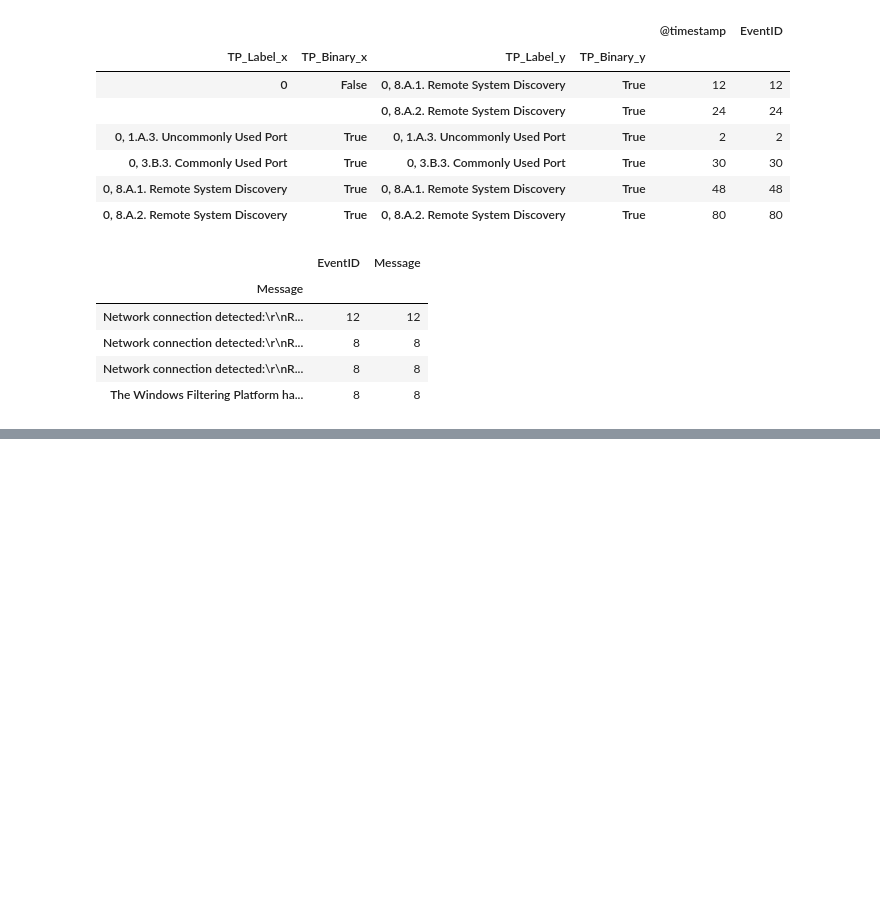
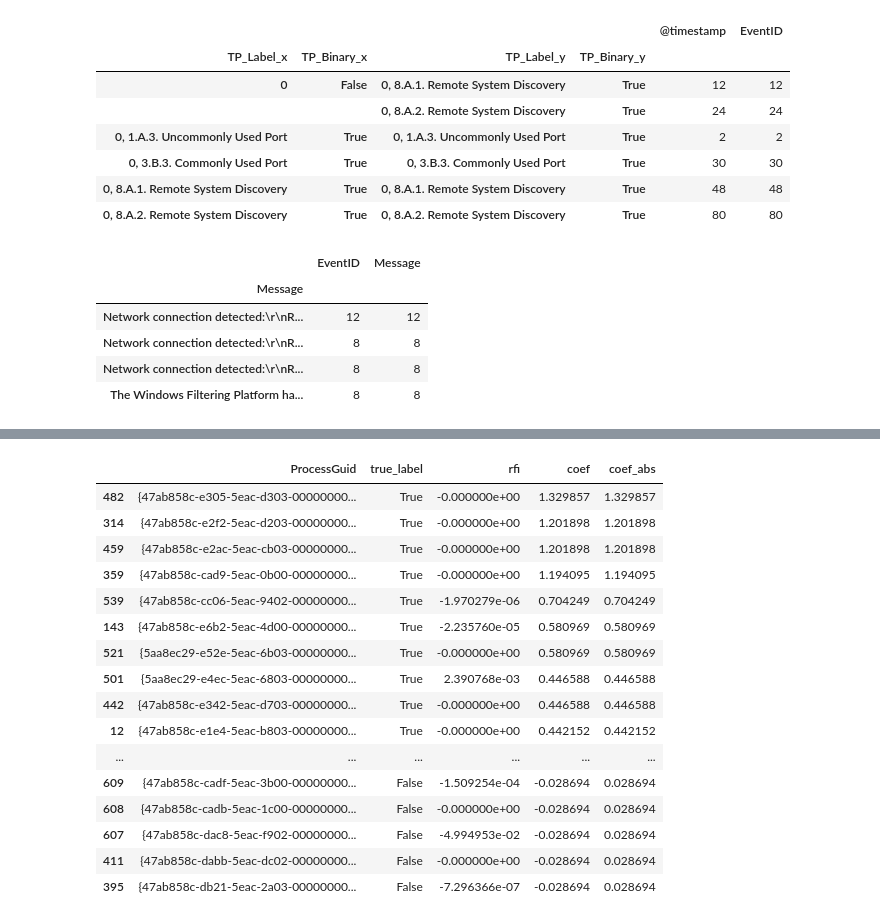
Before and after one commit to zulu8/graph_msc, a Jupyter notebook: Network2.ipynb, the cells around one changed output, grey strips where cells are left out. Drawn from its saved outputs; the diff is of its cells as text; code cells hidden in the pictures; blank space fills up the shorter version.

```diff
--- a/Network2.ipynb
+++ b/Network2.ipynb
@@ -220,0 +827,21 @@ df_labelled = spark.createDataFrame(df_label.astype(str))
+# %%
+with pd.option_context('display.max_rows', None, 'display.max_columns', None):
+    display(classful_feature_importance.sort_values(by=['coef'], ascending=False).head(30))
+# %% [output]
+|  | ProcessGuid | true_label | rfi | coef | coef_abs |
+| 482 | {47ab858c-e305-5eac-d303-00000000... | True | -0.000000e+00 | 1.329857 | 1.329857 |
+| 314 | {47ab858c-e2f2-5eac-d203-00000000... | True | -0.000000e+00 | 1.201898 | 1.201898 |
+| 459 | {47ab858c-e2ac-5eac-cb03-00000000... | True | -0.000000e+00 | 1.201898 | 1.201898 |
+| 359 | {47ab858c-cad9-5eac-0b00-00000000... | True | -0.000000e+00 | 1.194095 | 1.194095 |
+| 539 | {47ab858c-cc06-5eac-9402-00000000... | True | -1.970279e-06 | 0.704249 | 0.704249 |
+| 143 | {47ab858c-e6b2-5eac-4d00-00000000... | True | -2.235760e-05 | 0.580969 | 0.580969 |
+| 521 | {5aa8ec29-e52e-5eac-6b03-00000000... | True | -0.000000e+00 | 0.580969 | 0.580969 |
+| 501 | {5aa8ec29-e4ec-5eac-6803-00000000... | True | 2.390768e-03 | 0.446588 | 0.446588 |
+| 442 | {47ab858c-e342-5eac-d703-00000000... | True | -0.000000e+00 | 0.446588 | 0.446588 |
+| 12 | {47ab858c-e1e4-5eac-b803-00000000... | True | -0.000000e+00 | 0.442152 | 0.442152 |
+| ... | ... | ... | ... | ... | ... |
+| 609 | {47ab858c-cadf-5eac-3b00-00000000... | False | -1.509254e-04 | -0.028694 | 0.028694 |
+| 608 | {47ab858c-cadb-5eac-1c00-00000000... | False | -0.000000e+00 | -0.028694 | 0.028694 |
+| 607 | {47ab858c-dac8-5eac-f902-00000000... | False | -4.994953e-02 | -0.028694 | 0.028694 |
+| 411 | {47ab858c-dabb-5eac-dc02-00000000... | False | -0.000000e+00 | -0.028694 | 0.028694 |
+| 395 | {47ab858c-db21-5eac-2a03-00000000... | False | -7.296366e-07 | -0.028694 | 0.028694 |
```
Also changed, not shown: parts of 80 cells of this notebook.
